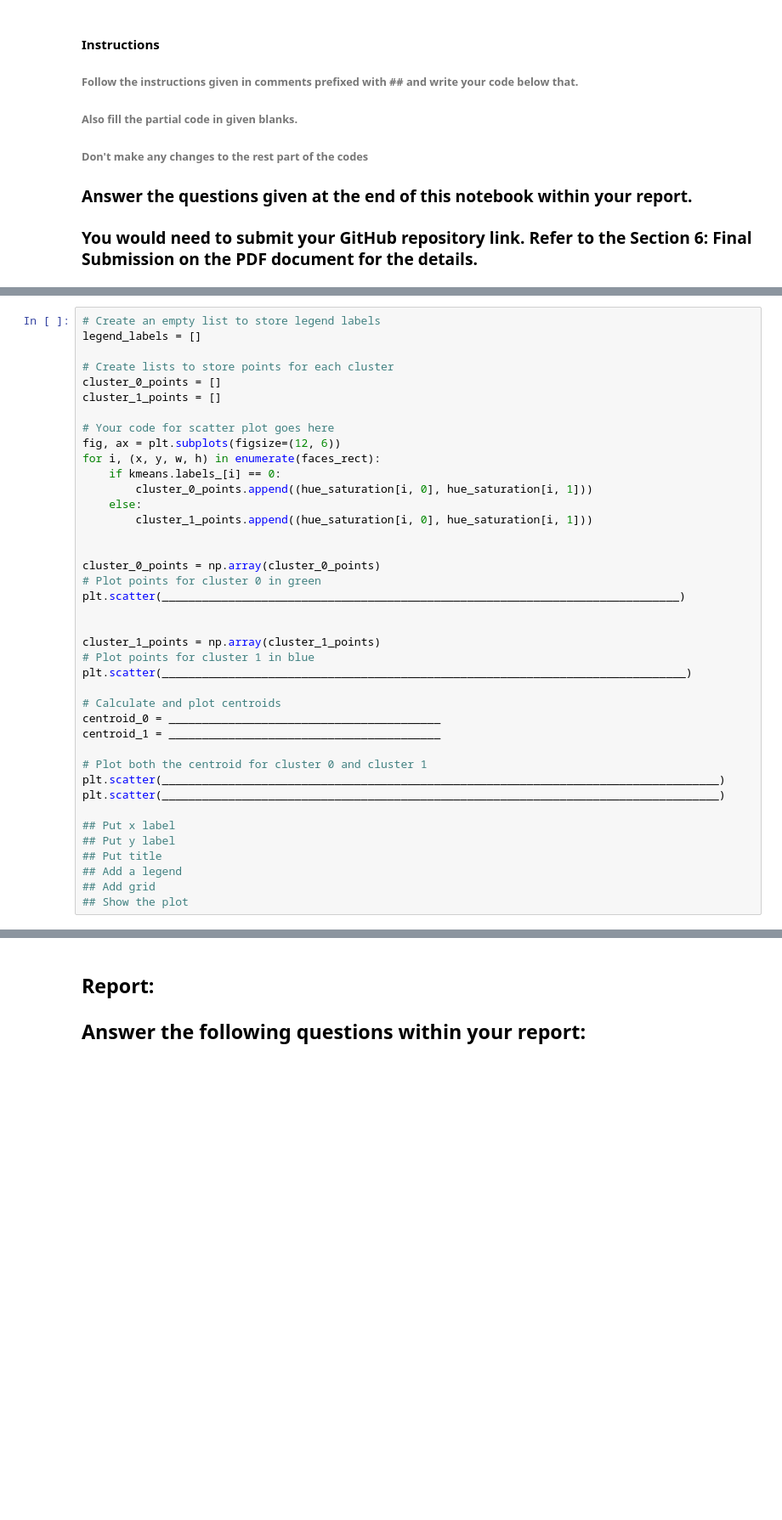
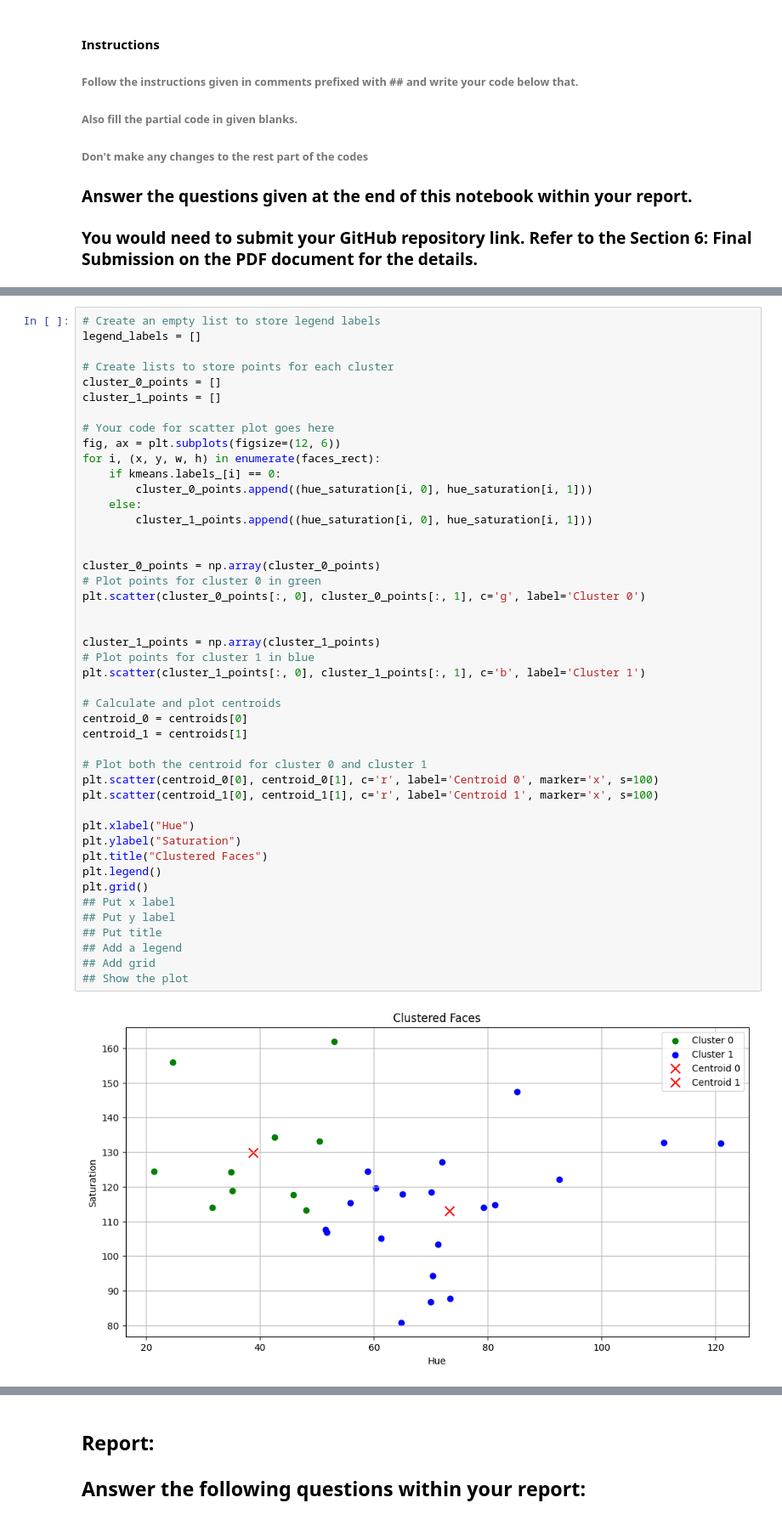
Before and after one commit to asp616848/Distance-Based-Classification, a Jupyter notebook: Lab 5-Spring 2025.ipynb, the cells around one changed output, grey strips where cells are left out. Shown at 85% size. Drawn from its saved outputs; the diff is of its cells as text; blank space fills up the shorter version.

```diff
--- a/Lab 5-Spring 2025.ipynb
+++ b/Lab 5-Spring 2025.ipynb
@@ -95,38 +96,45 @@ legend_labels = []
 # Create lists to store points for each cluster
 cluster_0_points = []
 cluster_1_points = []
 
 # Your code for scatter plot goes here
 fig, ax = plt.subplots(figsize=(12, 6))
 for i, (x, y, w, h) in enumerate(faces_rect):
     if kmeans.labels_[i] == 0:
         cluster_0_points.append((hue_saturation[i, 0], hue_saturation[i, 1]))
     else:
         cluster_1_points.append((hue_saturation[i, 0], hue_saturation[i, 1]))
 
 
 cluster_0_points = np.array(cluster_0_points)
 # Plot points for cluster 0 in green
-plt.scatter(______________________________________________________________________________)
+plt.scatter(cluster_0_points[:, 0], cluster_0_points[:, 1], c='g', label='Cluster 0')
 
 
 cluster_1_points = np.array(cluster_1_points)
 # Plot points for cluster 1 in blue
-plt.scatter(_______________________________________________________________________________)
+plt.scatter(cluster_1_points[:, 0], cluster_1_points[:, 1], c='b', label='Cluster 1')
 
 # Calculate and plot centroids
-centroid_0 = _________________________________________
-centroid_1 = _________________________________________
+centroid_0 = centroids[0]
+centroid_1 = centroids[1]
 
 # Plot both the centroid for cluster 0 and cluster 1
-plt.scatter(____________________________________________________________________________________)
-plt.scatter(____________________________________________________________________________________)
+plt.scatter(centroid_0[0], centroid_0[1], c='r', label='Centroid 0', marker='x', s=100)
+plt.scatter(centroid_1[0], centroid_1[1], c='r', label='Centroid 1', marker='x', s=100)
 
+plt.xlabel("Hue")
+plt.ylabel("Saturation")
+plt.title("Clustered Faces")
+plt.legend()
+plt.grid()
 ## Put x label
 ## Put y label
 ## Put title
 ## Add a legend
 ## Add grid
 ## Show the plot
+# %% [output]
+[figure, added]
 # %%
 ## Read the class of the template image 'Dr_Shashi_Tharoor.jpg' using cv2 and store it in template_img
```
Also changed, not shown: parts of 4 cells of this notebook.
